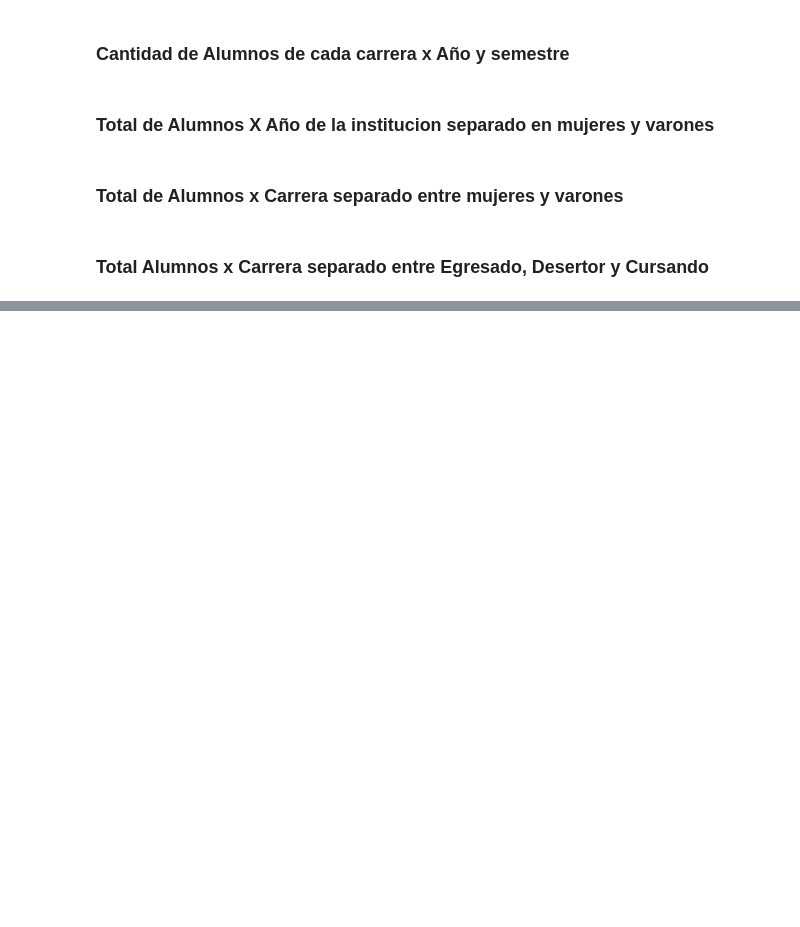
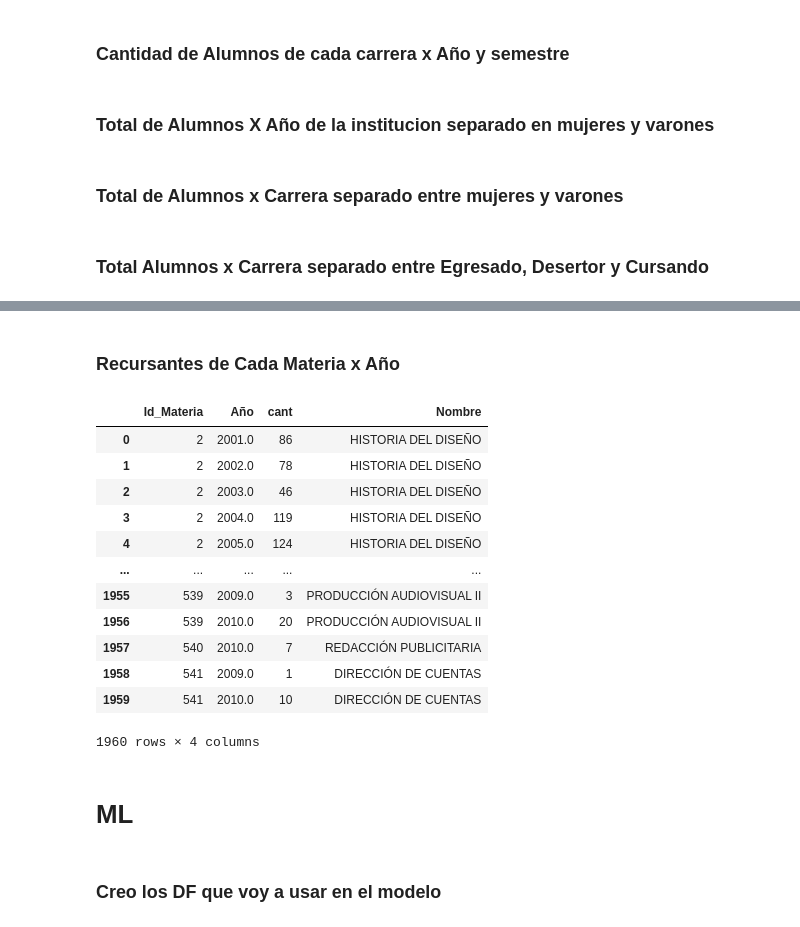
Before and after one commit to Fonteeres/IA_Ciencia_Datos, a Jupyter notebook: Semestre 3/Practica Profesionalizante 1/Trabajo Practico 4/Trabajo_Final.ipynb, the cells around one changed output, grey strips where cells are left out. Saved outputs shown, nothing was run; the diff lists cells and outputs as text; code cells hidden in the pictures; blank space fills up the shorter version.

```diff
--- a/Semestre 3/Practica Profesionalizante 1/Trabajo Practico 4/Trabajo_Final.ipynb
+++ b/Semestre 3/Practica Profesionalizante 1/Trabajo Practico 4/Trabajo_Final.ipynb
@@ -282,0 +257,32 @@ df_ALUCarrera.head(1)
+# %% [markdown]
+### Recursantes de Cada Materia x Año
+# %%
+df_AluMateria_R = df_AluMateria.drop(['Id_Alumno','Condicion','Cuatrimestres','Estado','Semestre','Id_Carrera','Fecha_Inscrip', 'Ctro_Ext', 'Id_Modalidad', 'Id_Comision', 'Nota_1p',
+       'Fecha_1p', 'Nota_2p', 'Fecha_2p', 'Nota_TP', 'Fecha_TP', 'Nota_Recup',
+       'Fecha_Recup', 'Cuatrimestre'],axis=1)
+# %%
+Graf_R = df_AluMateria_R.groupby(['Id_Materia','Año'])['Tipo'].count().reset_index(name='cant')
+Graf_R = pd.merge(Graf_R,
+                df_Materias[['Id_Materia','Nombre']],
+                how='inner',
+                on=['Id_Materia'])
+px.bar(Graf_R, x='Año',y='cant', color='Nombre',
+        title='Total Alumnos x Carrera separado entre Egresado y Desertor')
+# %% [output]
+|  | Id_Materia | Año | cant | Nombre |
+| 0 | 2 | 2001.0 | 86 | HISTORIA DEL DISEÑO |
+| 1 | 2 | 2002.0 | 78 | HISTORIA DEL DISEÑO |
+| 2 | 2 | 2003.0 | 46 | HISTORIA DEL DISEÑO |
+| 3 | 2 | 2004.0 | 119 | HISTORIA DEL DISEÑO |
+| 4 | 2 | 2005.0 | 124 | HISTORIA DEL DISEÑO |
+| ... | ... | ... | ... | ... |
+| 1955 | 539 | 2009.0 | 3 | PRODUCCIÓN AUDIOVISUAL II |
+| 1956 | 539 | 2010.0 | 20 | PRODUCCIÓN AUDIOVISUAL II |
+| 1957 | 540 | 2010.0 | 7 | REDACCIÓN PUBLICITARIA |
+| 1958 | 541 | 2009.0 | 1 | DIRECCIÓN DE CUENTAS |
+| 1959 | 541 | 2010.0 | 10 | DIRECCIÓN DE CUENTAS |
+1960 rows × 4 columns
+# %% [markdown]
+# ML
+# %% [markdown]
+### Creo los DF que voy a usar en el modelo
```
Also changed, not shown: parts of 17 cells of this notebook.
